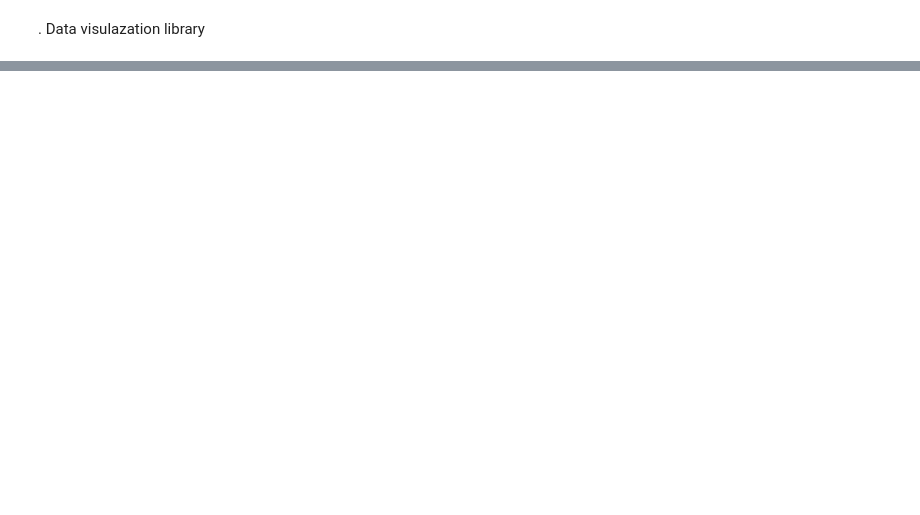
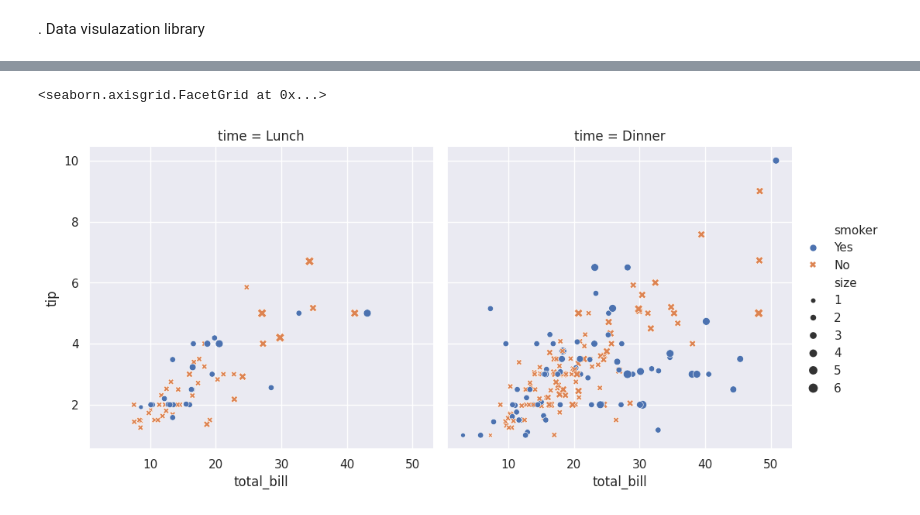
Before and after one commit to sushilsahoo06/Pytorch, a Jupyter notebook: Seborn000.ipynb, the cells around one changed output, grey strips where cells are left out. Saved outputs shown, nothing was run; the diff lists cells and outputs as text; code cells hidden in the pictures; blank space fills up the shorter version.

```diff
--- a/Seborn000.ipynb
+++ b/Seborn000.ipynb
@@ -70,0 +21,13 @@ _ = plt.ylabel('tip')
+# %%
+#setting a theme for the plots
+sns.set_theme()
+# %%
+#visualisations the data
+sns.relplot(data=tips,x='total_bill',y='tip',col='time',hue='smoker',style='smoker',size='size')
+# This argument uses different marker sizes to represent different values in the 'size' column. The 'size' column likely represents the number of people in the dining party, so larger markers will indicate larger parties.
+#This argument uses different marker styles (e.g., circles, squares) to represent different values in the 'smoker' column. This further helps in visually differentiating smokers and non-smokers.
+#This argument uses different colors to represent different values in the 'smoker' column (e.g., 'Yes', 'No'). This allows you to visually distinguish between smokers and non-smokers in the plot.
+#This argument creates separate subplots for different values in the 'time' column (e.g., 'Lunch', 'Dinner'). It essentially splits the data and creates a plot for each time category.
+# %% [output]
+<seaborn.axisgrid.FacetGrid at 0x...>
+[figure, added]
```
Also changed, not shown: parts of 9 cells of this notebook.
